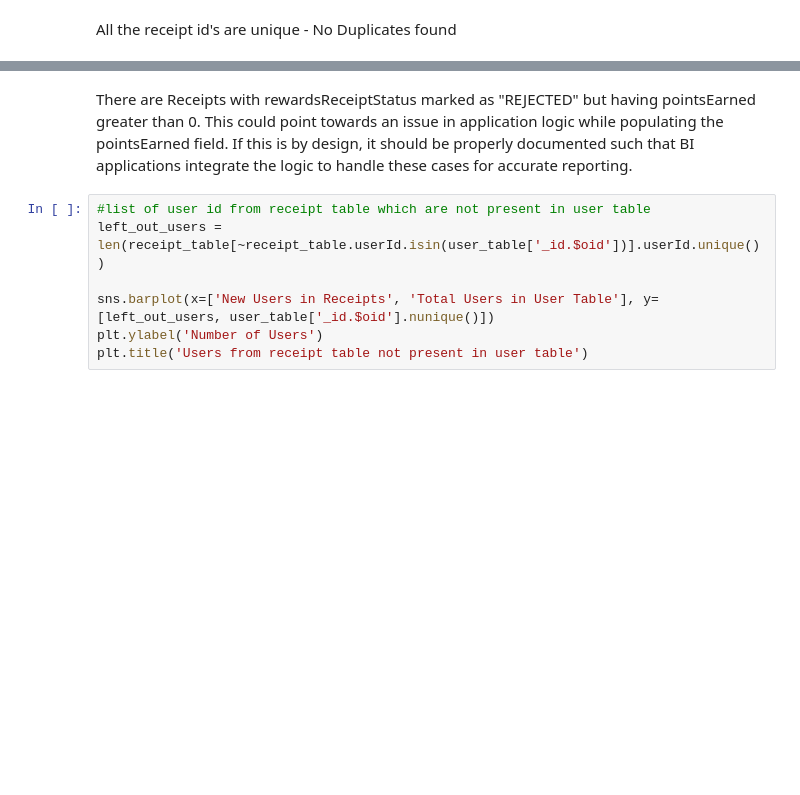
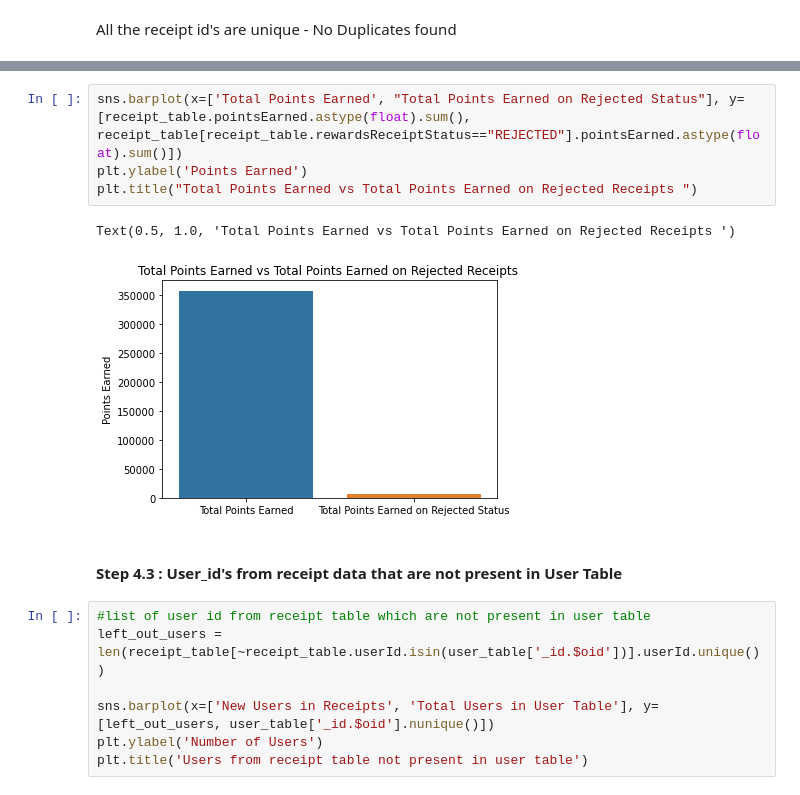
Before and after one commit to khatrigaurav/Fetch_Assessment, a Jupyter notebook: 3. Data Quality Report.ipynb, the cells around one changed output, grey strips where cells are left out. Cells and saved outputs as stored; diff of their text form; blank space fills up the shorter version.

```diff
--- a/3. Data Quality Report.ipynb
+++ b/3. Data Quality Report.ipynb
@@ -215,9 +222,15 @@ receipt_table[(receipt_table.rewardsReceiptStatus == 'REJECTED') & (receipt_tabl
 | 62 | 750.0 | Receipt number 1 completed, bonus... | 750.0 | 2.0 | [{'description': 'mueller austria... | ... |
 | 203 | 5.0 | All-receipts receipt bonus | 5.0 | 1.0 | [{'barcode': '4011', 'finalPrice'... | ... |
 | 207 | 5.0 | All-receipts receipt bonus | 5.0 | 1.0 | [{'barcode': '4011', 'finalPrice'... | ... |
-# %% [markdown]
-There are Receipts with rewardsReceiptStatus marked as "REJECTED" but having pointsEarned greater than 0. This could point towards an issue in application logic while populating the pointsEarned field.
-If this is by design, it should be properly documented such that BI applications integrate the logic to handle these cases for accurate reporting.
+# %%
+sns.barplot(x=['Total Points Earned', "Total Points Earned on Rejected Status"], y=[receipt_table.pointsEarned.astype(float).sum(), receipt_table[receipt_table.rewardsReceiptStatus=="REJECTED"].pointsEarned.astype(float).sum()])
+plt.ylabel('Points Earned')
+plt.title("Total Points Earned vs Total Points Earned on Rejected Receipts ")
+# %% [output]
+Text(0.5, 1.0, 'Total Points Earned vs Total Points Earned on Rejected Receipts ')
+[figure, added]
+# %% [markdown]
+#### Step 4.3 : User_id's from receipt data that are not present in User Table
 # %%
 #list of user id from receipt table which are not present in user table
 left_out_users = len(receipt_table[~receipt_table.userId.isin(user_table['_id.$oid'])].userId.unique())
```
Also changed, not shown: parts of 26 cells of this notebook, 5 other files.
